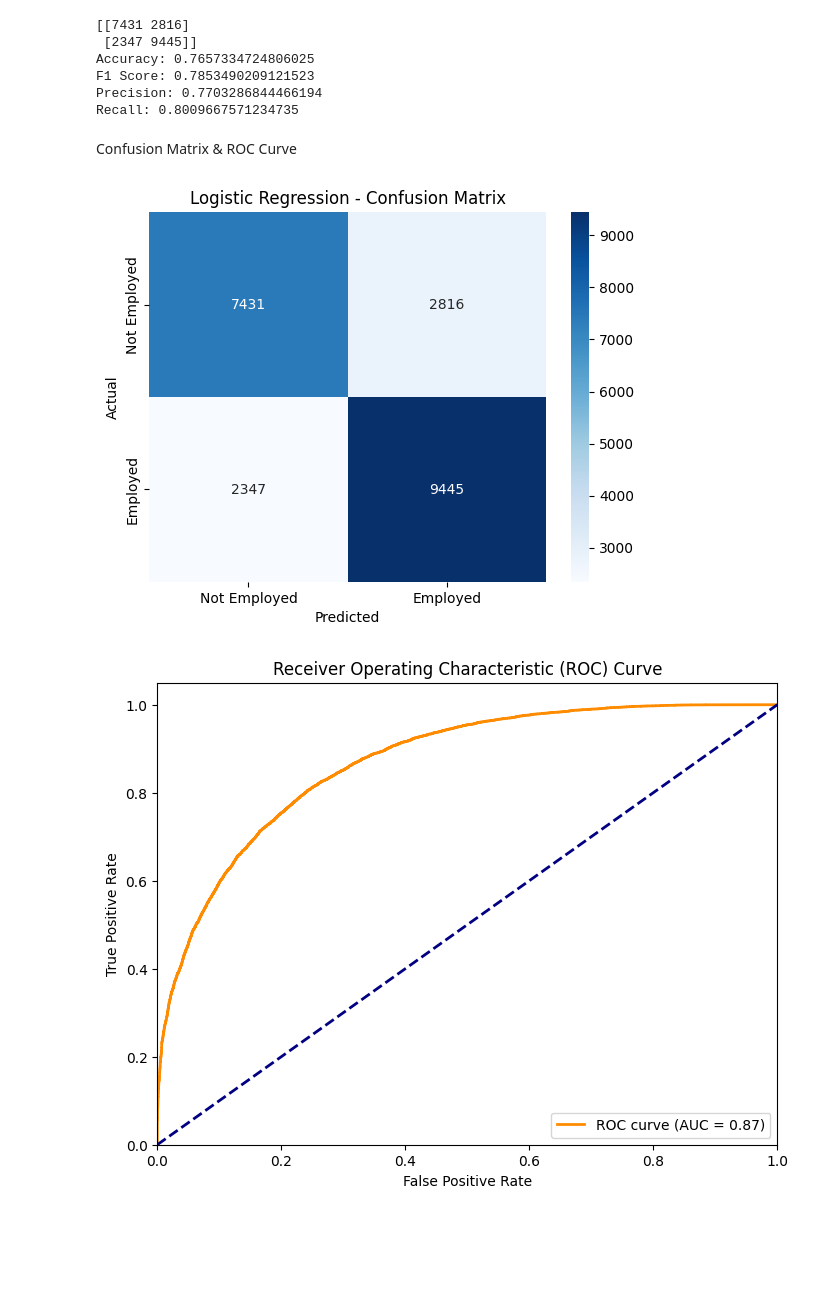
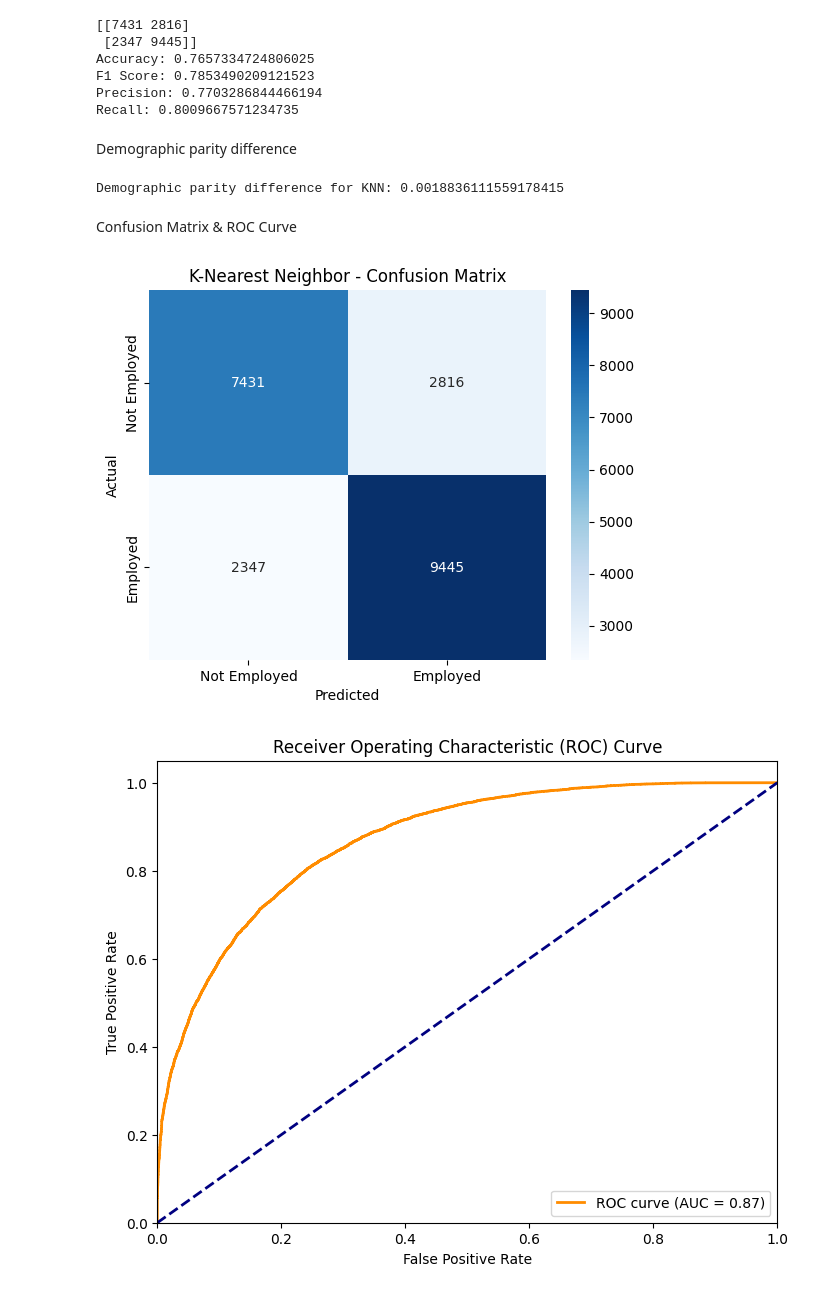
Before and after one commit to C21sja/KAN-CINTO1011U-Big-Data-ManagementPCS, a Jupyter notebook: main.ipynb, the cells around one changed output. Drawn from its saved outputs; the diff is of its cells as text; code cells hidden in the pictures; blank space fills up the shorter version.

```diff
--- a/main.ipynb
+++ b/main.ipynb
@@ -365,3 +377,42 @@ plt.legend(loc='lower right')
 plt.show()
 # %% [output]
 [figure]
+# %%
+GenderChoice = 'Woman'
+df_gender_specific = df_test[df_test['Gender'] == GenderChoice]
+categorical_cols = ['Age', 'EdLevel','Gender', 'MainBranch']
+numerical_cols = ['YearsCode', 'YearsCodePro', 'PreviousSalary', 'ComputerSkills']
+
+X_test_gender_specific = df_gender_specific[categorical_cols + numerical_cols]
+y_test_gender_specific = df_gender_specific['Employed']
+
+
+y_pred_gender_specific = best_model.predict(X_test_gender_specific)
+
+# Make predictions on the gender-specific test set
+y_pred_gender_specific = best_model.predict(X_test_gender_specific)
+
+# Compute the confusion matrix
+cm_gender_specific = confusion_matrix(y_test_gender_specific, y_pred_gender_specific)
+
+# Plot the confusion matrix
+plt.figure(figsize=(8, 6))
+sns.heatmap(cm_gender_specific, annot=True, fmt="d", cmap="Blues",
+            xticklabels=['Not Employed', 'Employed'],
+            yticklabels=['Not Employed', 'Employed'])
+plt.xlabel('Predicted')
+plt.ylabel('Actual')
+plt.title('Confusion Matrix for Gender: ' + GenderChoice)
+plt.show()
+
+# Calculate metrics
+accuracy = accuracy_score(y_test_gender_specific, y_pred_gender_specific)
+f1 = f1_score(y_test_gender_specific, y_pred_gender_specific, average='binary')
+precision = precision_score(y_test_gender_specific, y_pred_gender_specific, average='binary')
+recall = recall_score(y_test_gender_specific, y_pred_gender_specific, average='binary')
+
+# Print the evaluation metrics
+print(f"Accuracy: {accuracy}")
+print(f"F1 Score: {f1}")
+print(f"Precision: {precision}")
+print(f"Recall: {recall}")
@@ -531,19 +588,38 @@ Accuracy: 0.7657334724806025
 F1 Score: 0.7853490209121523
 Precision: 0.7703286844466194
 Recall: 0.8009667571234735
+# %% [markdown]
+Demographic parity difference
+# %%
+probabilities = knn_best.predict_proba(X_test_scaled)
+
+
+group1_mask = (X_test['Gender'] == 0)  # Man
+group2_mask = (X_test['Gender'] == 1)  # Woman
+
+# Calculate the mean probability of the positive class for each group
+mean_probability_group1 = probabilities[group1_mask, 1].mean()
+mean_probability_group2 = probabilities[group2_mask, 1].mean()
+
+# Demographic parity difference
+demographic_parity_difference = mean_probability_group1 - mean_probability_group2
+
+print(f"Demographic parity difference for KNN: {demographic_parity_difference}")
+# %% [output]
+Demographic parity difference for KNN: 0.0018836111559178415
 # %% [markdown]
 Confusion Matrix & ROC Curve
 # %%
 # Plot the confusion matrix
 cm_knn = confusion_matrix(y_test, y_pred)
 plt.figure()
 sns.heatmap(cm_knn, annot=True, fmt="d", cmap="Blues", xticklabels=['Not Employed', 'Employed'], yticklabels=['Not Employed', 'Employed'])
 plt.xlabel('Predicted')
 plt.ylabel('Actual')
-plt.title('Logistic Regression - Confusion Matrix')
+plt.title('K-Nearest Neighbor - Confusion Matrix')
 plt.show()
 # %% [output]
-[figure, old version]
+[figure, new version]
 # %%
 y_prob = best_model.predict_proba(X_test)[:,1]
 
```
Also changed, not shown: parts of 6 cells of this notebook.
